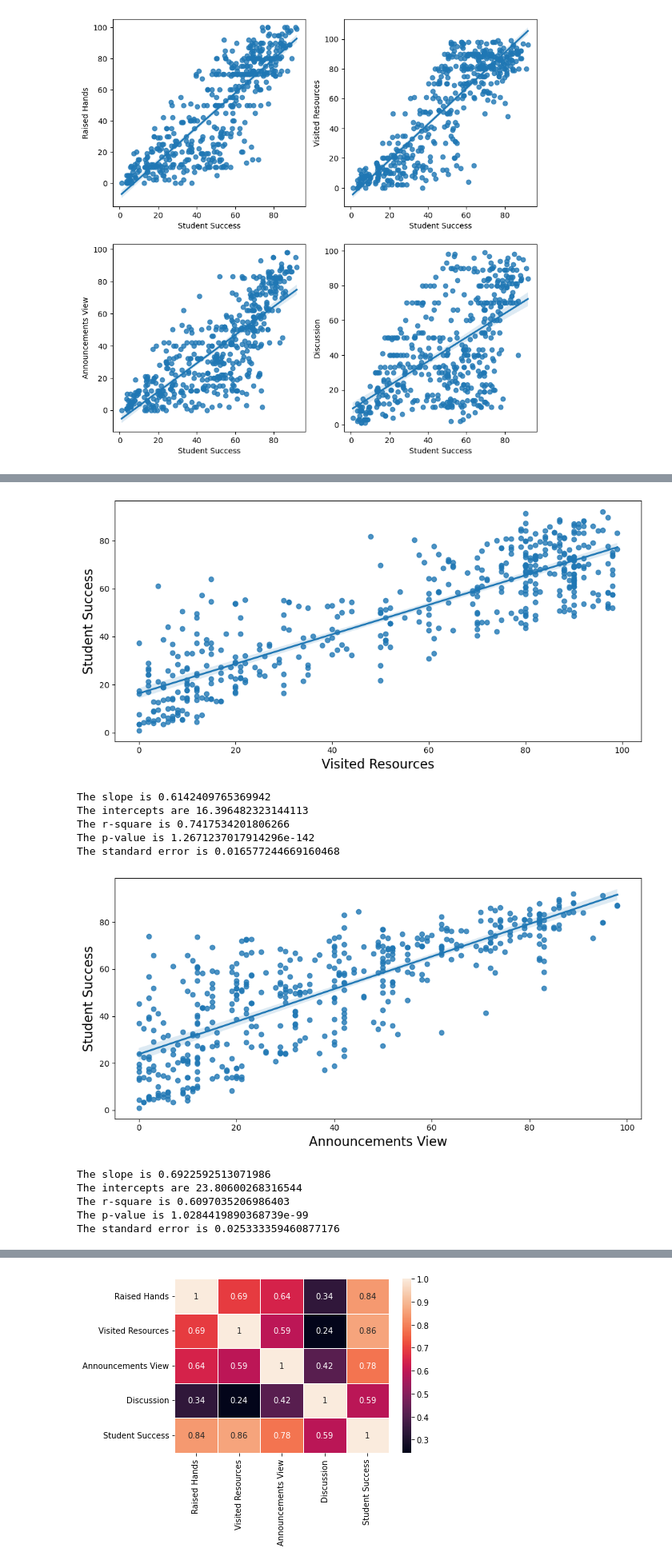
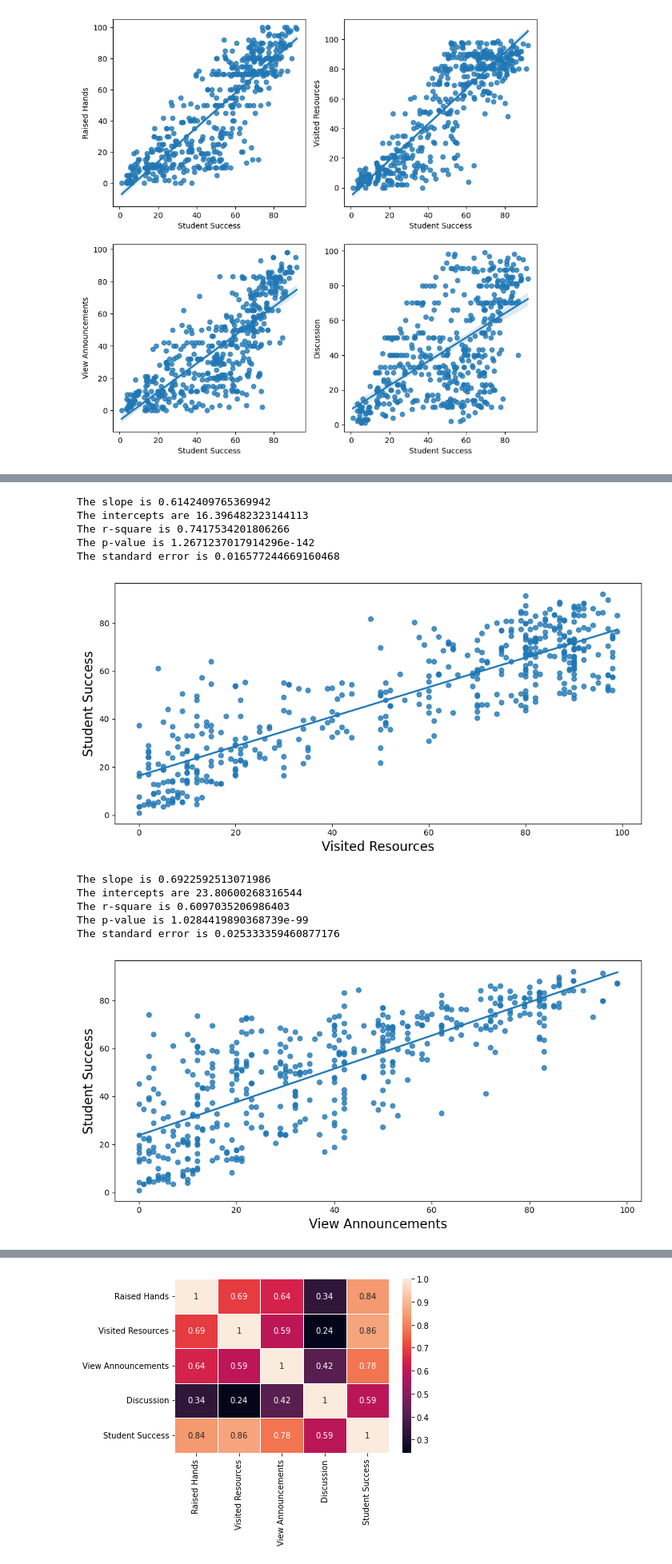
Before and after one commit to dyan27/da-capstone, a Jupyter notebook: explore.ipynb, the cells around one changed output, grey strips where cells are left out. Shown at 80% size. Saved outputs shown, nothing was run; the diff lists cells and outputs as text; code cells hidden in the pictures.

```diff
--- a/explore.ipynb
+++ b/explore.ipynb
@@ -43,7 +43,7 @@ data.head()
 # %%
 data = data.rename(columns={'gender': 'Gender','NationalITy': 'Nationality', 'PlaceofBirth': 'Place of Birth', 'StageID': 'Stage ID',
                         'ParentschoolSatisfaction': 'Parentschool Satisfaction', 'StudentAbsenceDays': 'Student Absence Days',
-                        'raisedhands': 'Raised Hands', 'VisITedResources': 'Visited Resources', 'AnnouncementsView': 'Announcements View'})
+                        'raisedhands': 'Raised Hands', 'VisITedResources': 'Visited Resources', 'AnnouncementsView': 'View Announcements'})
 data.head()
 # %% [output]
 |  | Gender | Nationality | Place of Birth | Stage ID | GradeID | SectionID | Topic | Semester | Relation | ... |
@@ -124,7 +124,7 @@ plt.show()
 
 data["weighted_rh"]=pd.cut(x=data["Raised Hands"], bins=[-1,25,50,75,100], labels=[2,3,4,5])
 data["weighted_vr"]=pd.cut(x=data["Visited Resources"], bins=[-1,25,50,75,100], labels=[2,3,4,5])
-data["weighted_av"]=pd.cut(x=data["Announcements View"], bins=[-1,25,50,75,100], labels=[2,3,4,5])
+data["weighted_av"]=pd.cut(x=data["View Announcements"], bins=[-1,25,50,75,100], labels=[2,3,4,5])
 data["weighted_dis"]=pd.cut(x=data["Discussion"], bins=[-1,25,50,75,100], labels=[2,3,4,5])
 
 # All weighted variables are category variable type so we should change the type to 'int64'
@@ -137,7 +137,7 @@ data["weighted_dis"]=data["weighted_dis"].astype('int64')
 # For each student add a new column called "studentsucces"
 
 data["Student Success"]=((data["Raised Hands"]*data["weighted_rh"])+(data["Visited Resources"]*data["weighted_vr"])+
-                      (data["Announcements View"]*data["weighted_av"])+(data["Discussion"]*data["weighted_dis"]))/(data["weighted_rh"]+data["weighted_vr"]+data["weighted_av"]+data["weighted_dis"])
+                      (data["View Announcements"]*data["weighted_av"])+(data["Discussion"]*data["weighted_dis"]))/(data["weighted_rh"]+data["weighted_vr"]+data["weighted_av"]+data["weighted_dis"])
 
 del data["weighted_rh"]
 del data["weighted_vr"]
@@ -198,7 +198,7 @@ plt.show()
 # %% [output]
 [figure]
 # %%
-column=["Raised Hands","Visited Resources","Announcements View","Discussion"]
+column=["Raised Hands","Visited Resources","View Announcements","Discussion"]
 
 plt.figure(figsize=(10,10), dpi=100)
 for i in range(len(column)):
@@ -211,12 +211,12 @@ plt.show()
 # %%
 def regression_plot(column):
     plt.figure(figsize=(10,5), dpi=100)
-    sns.regplot(x=data[column], y=data["Student Success"], data=data)
+    sns.regplot(x=data[column], y=data["Student Success"], data=data, ci=5)
     plt.xlabel(column, fontsize=16)
     plt.ylabel('Student Success', fontsize=16)
     plt.tight_layout()
-    plt.show()
-    # plt.savefig('images/linear_{}.jpg'.format(column))
+    # plt.show()
+    plt.savefig('images/linear_{}.png'.format(column), transparent=True)
 # %%
 def print_linear_status(column):
     x = data[column]
@@ -237,22 +237,22 @@ The standard error is 0.01892334593512315
 regression_plot('Visited Resources')
 print_linear_status('Visited Resources')
 # %% [output]
+The slope is 0.6142409765369942
+The intercepts are 16.396482323144113
+The r-square is 0.7417534201806266
+The p-value is 1.2671237017914296e-142
+The standard error is 0.016577244669160468
 [figure]
-The slope is 0.6142409765369942
-The intercepts are 16.396482323144113
-The r-square is 0.7417534201806266
-The p-value is 1.2671237017914296e-142
-The standard error is 0.016577244669160468
 # %%
-regression_plot('Announcements View')
-print_linear_status('Announcements View')
+regression_plot('View Announcements')
+print_linear_status('View Announcements')
 # %% [output]
+The slope is 0.6922592513071986
+The intercepts are 23.80600268316544
+The r-square is 0.6097035206986403
+The p-value is 1.0284419890368739e-99
+The standard error is 0.025333359460877176
-[figure, old version]
+[figure, new version]
-The slope is 0.6922592513071986
-The intercepts are 23.80600268316544
-The r-square is 0.6097035206986403
-The p-value is 1.0284419890368739e-99
-The standard error is 0.025333359460877176
 # %%
 regression_plot('Discussion')
 print_linear_status('Discussion')
```
Also changed, not shown: parts of 14 cells of this notebook, 16 other files.
